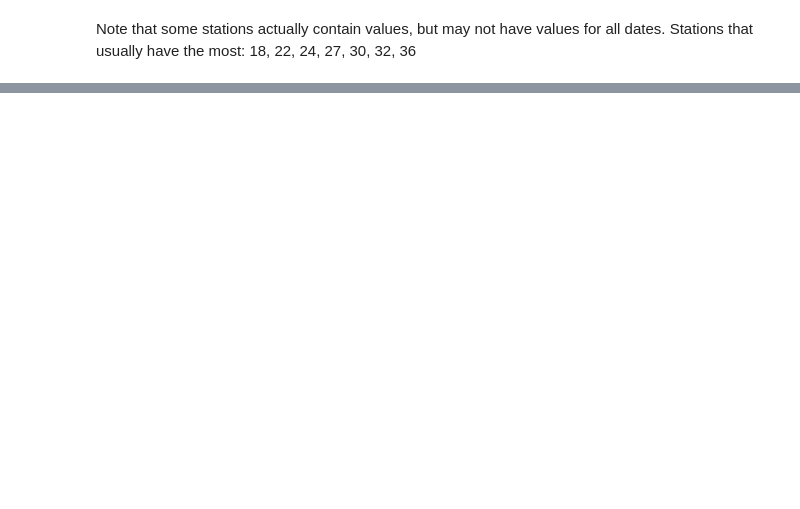
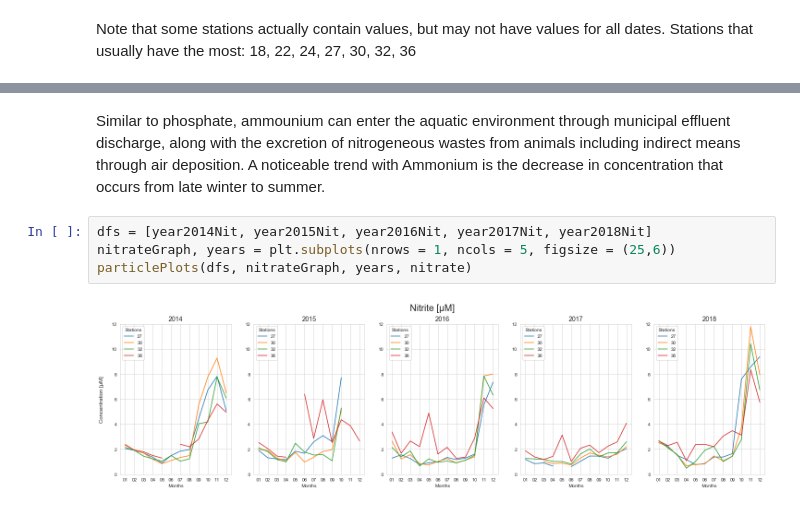
Before and after one commit to xbriandavid/bayareaWater, a Jupyter notebook: analysis.ipynb, the cells around one changed output, grey strips where cells are left out. Saved outputs shown, nothing was run; the diff lists cells and outputs as text; blank space fills up the shorter version.

```diff
--- a/analysis.ipynb
+++ b/analysis.ipynb
@@ -369,0 +330,8 @@ datetime.datetime(2018, 1, 1, 0, 0)
+# %% [markdown]
+Similar to phosphate, ammounium can enter the aquatic environment through municipal effluent discharge, along with the excretion of nitrogeneous wastes from animals including indirect means through air deposition. A noticeable trend with Ammonium is the decrease in concentration that occurs from late winter to summer.
+# %%
+dfs = [year2014Nit, year2015Nit, year2016Nit, year2017Nit, year2018Nit]
+nitrateGraph, years = plt.subplots(nrows = 1, ncols = 5, figsize = (25,6))
+particlePlots(dfs, nitrateGraph, years, nitrate)
+# %% [output]
+[figure, added]
```
Also changed, not shown: parts of 28 cells of this notebook.
